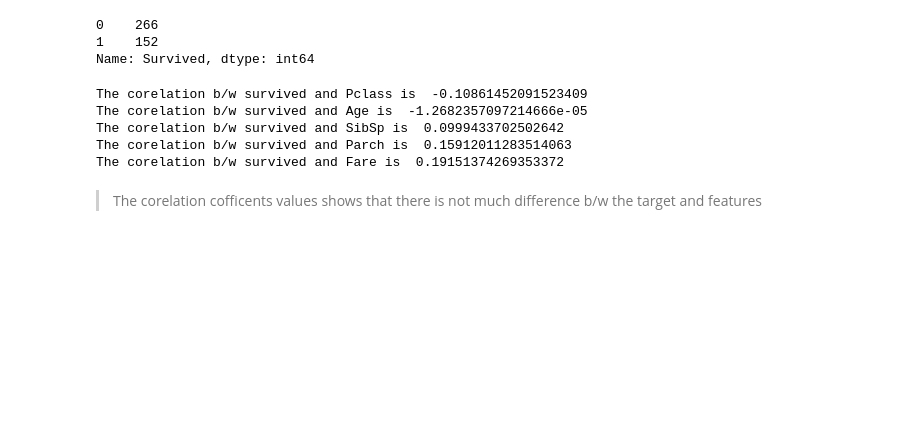
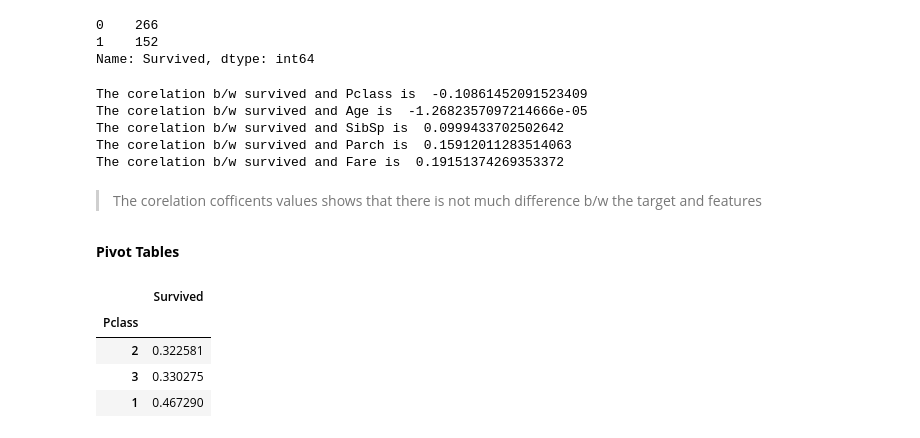
Before and after one commit to Ubaid-Ur-RehmanJ/kaggle-projects, a Jupyter notebook: titanic-classification.ipynb, the cells around one changed output. Drawn from its saved outputs; the diff is of its cells as text; code cells hidden in the pictures; blank space fills up the shorter version.

```diff
--- a/titanic-classification.ipynb
+++ b/titanic-classification.ipynb
@@ -170,3 +170,16 @@ The corelation b/w survived and Fare is  0.19151374269353372
 # b = Decimal(s)
 # %% [markdown]
 > The corelation cofficents values shows that there is not much difference b/w the target and features
+# %% [markdown]
+****Pivot Tables****
+# %%
+pclass_pivot = pd.pivot_table(
+    df, index = "Pclass", values = "Survived", aggfunc = np.mean
+).sort_values(by="Survived")
+pclass_pivot
+# %% [output]
+|  | Survived |
+| Pclass |  |
+| 2 | 0.322581 |
+| 3 | 0.330275 |
+| 1 | 0.467290 |
```
Also changed, not shown: parts of 13 cells of this notebook.
